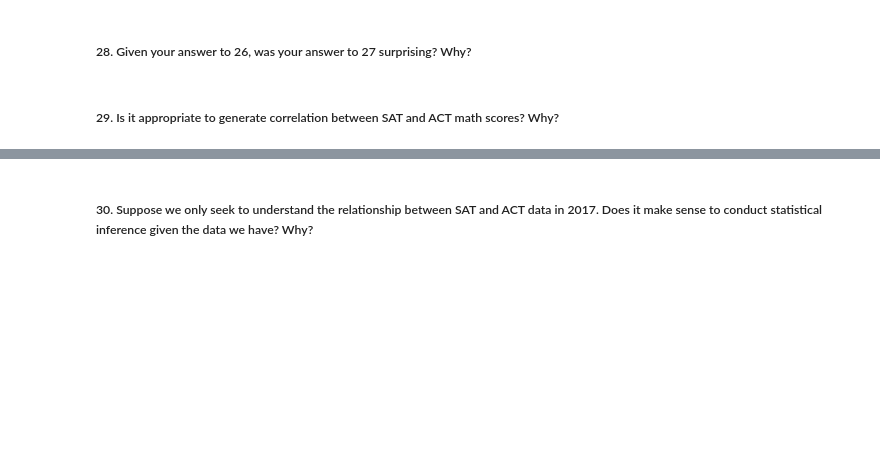
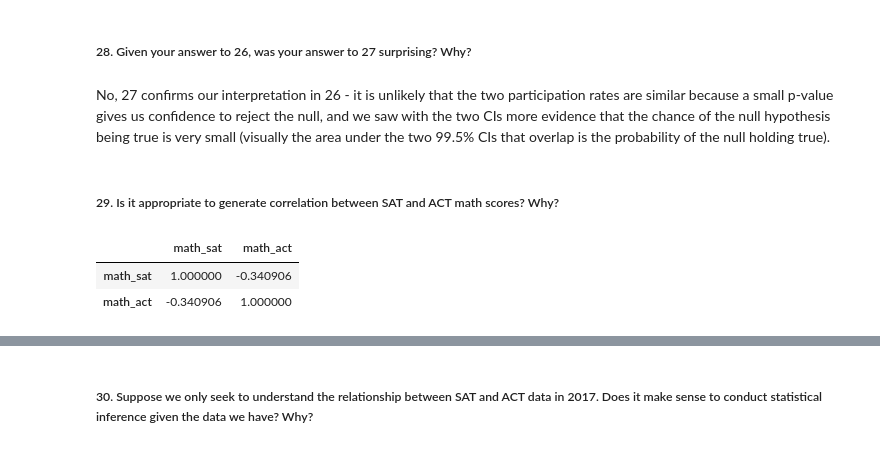
Before and after one commit to helencai62/SAT_participation_project, a Jupyter notebook: code/starter-code.ipynb, the cells around one changed output, grey strips where cells are left out. Saved outputs shown, nothing was run; the diff lists cells and outputs as text; code cells hidden in the pictures; blank space fills up the shorter version.

```diff
--- a/code/starter-code.ipynb
+++ b/code/starter-code.ipynb
@@ -645,4 +700,13 @@ sat_ci:  (-0.2865579914744773, 1.0826364228470264)
 # %% [markdown]
 ##### 28. Given your answer to 26, was your answer to 27 surprising? Why?
+# %% [markdown]
+No, 27 confirms our interpretation in 26 - it is unlikely that the two participation rates are similar because a small p-value gives us confidence to reject the null, and we saw with the two CIs more evidence that the chance of the null hypothesis being true is very small (visually the area under the two 99.5% CIs that overlap is the probability of the null holding true).
 # %% [markdown]
 ##### 29. Is it appropriate to generate correlation between SAT and ACT math scores? Why?
+# %%
+math_corr = np.corrcoef(merged_df['math_sat'], merged_df['math_act'])
+merged_df.loc[:, ['math_sat', 'math_act']].corr()
+# %% [output]
+|  | math_sat | math_act |
+| math_sat | 1.000000 | -0.340906 |
+| math_act | -0.340906 | 1.000000 |
```
Also changed, not shown: parts of 20 cells of this notebook, 2 other files.
